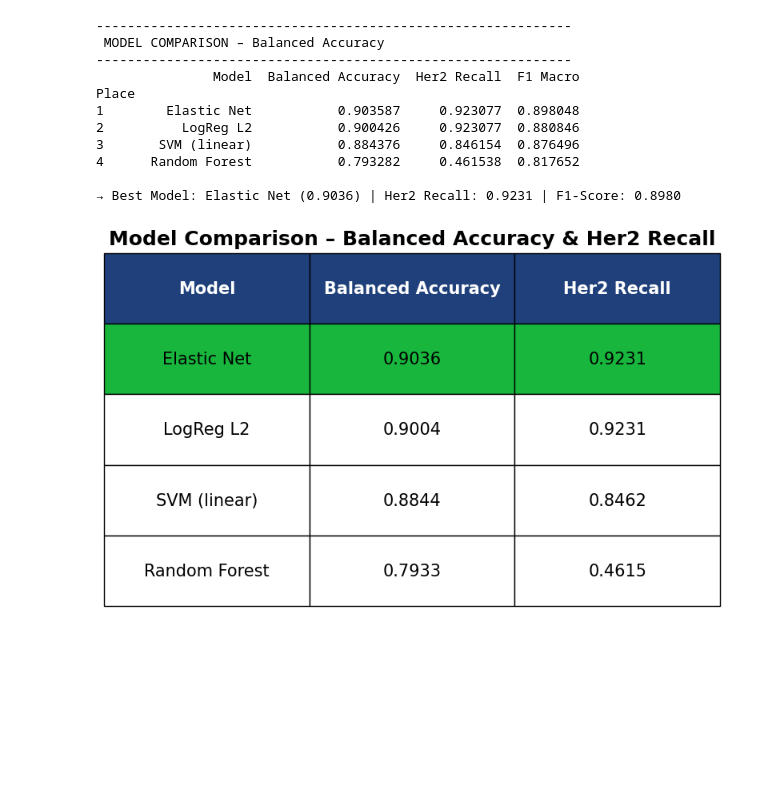
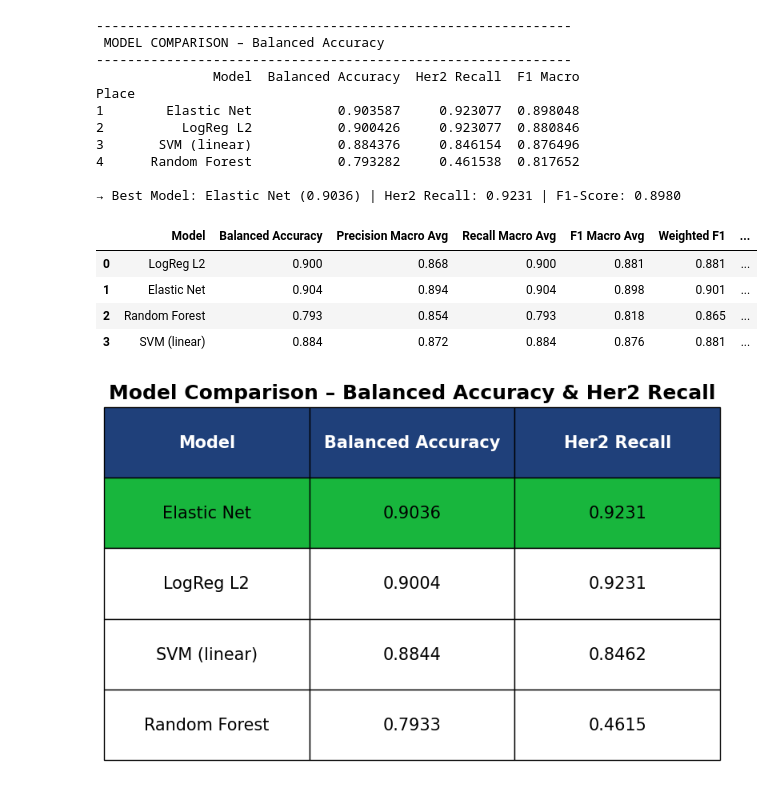
Before and after one commit to IsabelleMarie1/Foundations-of-DataScience, a Jupyter notebook: TCGA_Model_vFinal.ipynb, the cells around one changed output. Drawn from its saved outputs; the diff is of its cells as text; code cells hidden in the pictures; blank space fills up the shorter version.

```diff
--- a/TCGA_Model_vFinal.ipynb
+++ b/TCGA_Model_vFinal.ipynb
@@ -828,6 +835,94 @@ Place
 4      Random Forest           0.793282     0.461538  0.817652
 
 → Best Model: Elastic Net (0.9036) | Her2 Recall: 0.9231 | F1-Score: 0.8980
+# %%
+# Compare all 4 models on Evaluation Metrics
+# Use the same class order as the first fitted model
+first_model = list(results.values())[0]["pipe"]
+classes = first_model.classes_
+
+y_test_bin = label_binarize(y_test, classes=classes)
+
+rows = []
+
+for model_name, res in results.items():
+    pipe = res["pipe"]
+    y_pred = res["y_pred"]
+
+    # Scores for ROC-AUC and PR-AUC
+    # Prefer predict_proba; if unavailable, use decision_function
+    if hasattr(pipe, "predict_proba"):
+        y_score = pipe.predict_proba(X_test)
+    else:
+        y_score = pipe.decision_function(X_test)
+
+    # Metrics
+    balanced_acc = balanced_accuracy_score(y_test, y_pred)
+
+    macro_precision = precision_score(
+        y_test, y_pred,
+        average="macro",
+        zero_division=0
+    )
+
+    macro_recall = recall_score(
+        y_test, y_pred,
+        average="macro",
+        zero_division=0
+    )
+
+    macro_f1 = f1_score(
+        y_test, y_pred,
+        average="macro",
+        zero_division=0
+    )
+
+    weighted_f1 = f1_score(
+        y_test, y_pred,
+        average="weighted",
+        zero_division=0
+    )
+
+    roc_auc = roc_auc_score(
+        y_test,
+        y_score,
+        labels=classes,
+        multi_class="ovr",
+        average="macro"
+    )
+
+    pr_auc = average_precision_score(
+        y_test_bin,
+        y_score,
+        average="macro"
+    )
+
+    rows.append({
+        "Model": model_name,
+        "Balanced Accuracy": balanced_acc,
+        "Precision Macro Avg": macro_precision,
+        "Recall Macro Avg": macro_recall,
+        "F1 Macro Avg": macro_f1,
+        "Weighted F1": weighted_f1,
+        "ROC-AUC OvR": roc_auc,
+        "PR-AUC OvR": pr_auc
+    })
+
+
+comparison_full = pd.DataFrame(rows)
+
+# Round nicely
+comparison_full_rounded = comparison_full.copy()
+numeric_cols = comparison_full_rounded.columns.drop("Model")
+comparison_full_rounded[numeric_cols] = comparison_full_rounded[numeric_cols].round(3)
+
+comparison_full_rounded
+# %% [output]
+|  | Model | Balanced Accuracy | Precision Macro Avg | Recall Macro Avg | F1 Macro Avg | Weighted F1 | ... |
+| 0 | LogReg L2 | 0.900 | 0.868 | 0.900 | 0.881 | 0.881 | ... |
+| 1 | Elastic Net | 0.904 | 0.894 | 0.904 | 0.898 | 0.901 | ... |
+| 2 | Random Forest | 0.793 | 0.854 | 0.793 | 0.818 | 0.865 | ... |
+| 3 | SVM (linear) | 0.884 | 0.872 | 0.884 | 0.876 | 0.881 | ... |
 # %%
 # Visual comparison table
 
```
Also changed, not shown: parts of 22 cells of this notebook.
